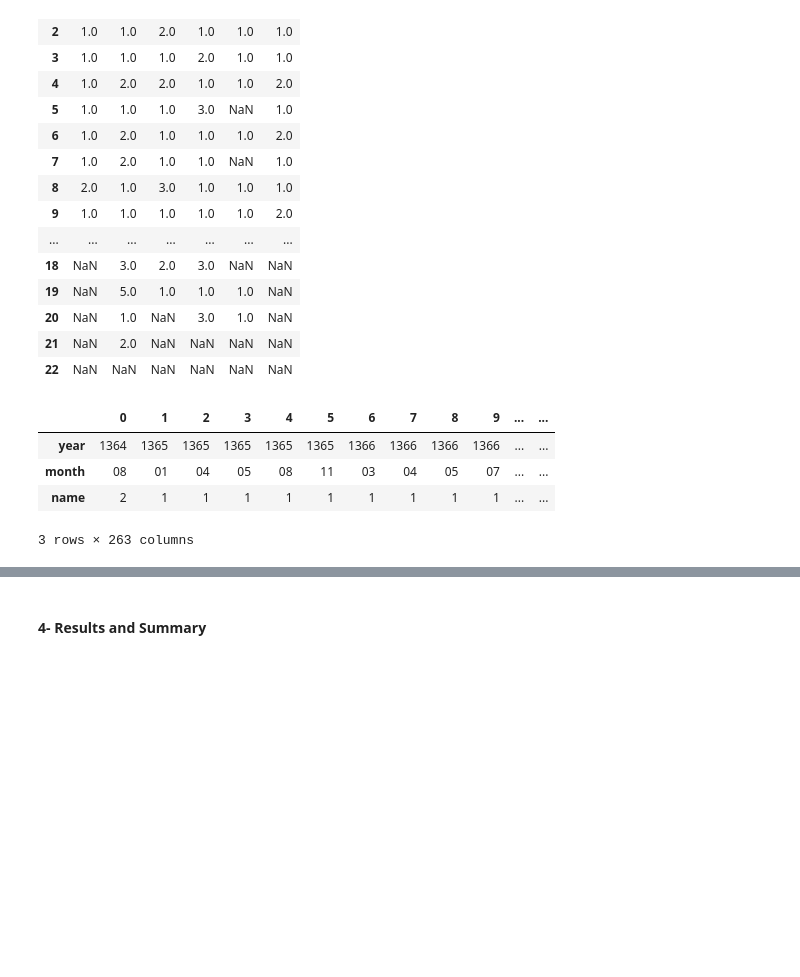
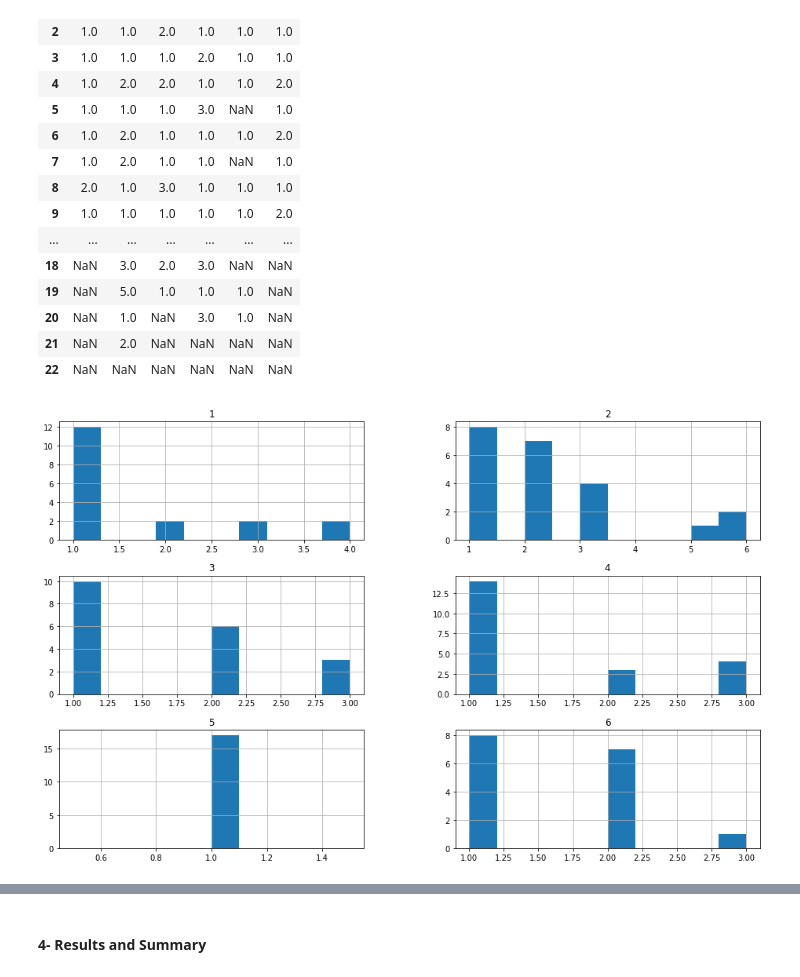
Before and after one commit to mort8Q/ds-task, a Jupyter notebook: ds-task.ipynb, the cells around one changed output, grey strips where cells are left out. Drawn from its saved outputs; the diff is of its cells as text; code cells hidden in the pictures; blank space fills up the shorter version.

```diff
--- a/ds-task.ipynb
+++ b/ds-task.ipynb
@@ -196,8 +190,0 @@ data_year_month_wide = data_year_month.transpose()
-# %%
-data_year_month_wide
-# %% [output]
-|  | 0 | 1 | 2 | 3 | 4 | 5 | 6 | 7 | 8 | 9 | ... | ... |
-| year | 1364 | 1365 | 1365 | 1365 | 1365 | 1365 | 1366 | 1366 | 1366 | 1366 | ... | ... |
-| month | 08 | 01 | 04 | 05 | 08 | 11 | 03 | 04 | 05 | 07 | ... | ... |
-| name | 2 | 1 | 1 | 1 | 1 | 1 | 1 | 1 | 1 | 1 | ... | ... |
-3 rows × 263 columns
@@ -203,0 +193,5 @@ data_year_month_wide
+# %%
+# visual check
+samples.hist(figsize=(16,10));
+# %% [output]
+[figure, added]
```
Also changed, not shown: parts of 15 cells of this notebook.
